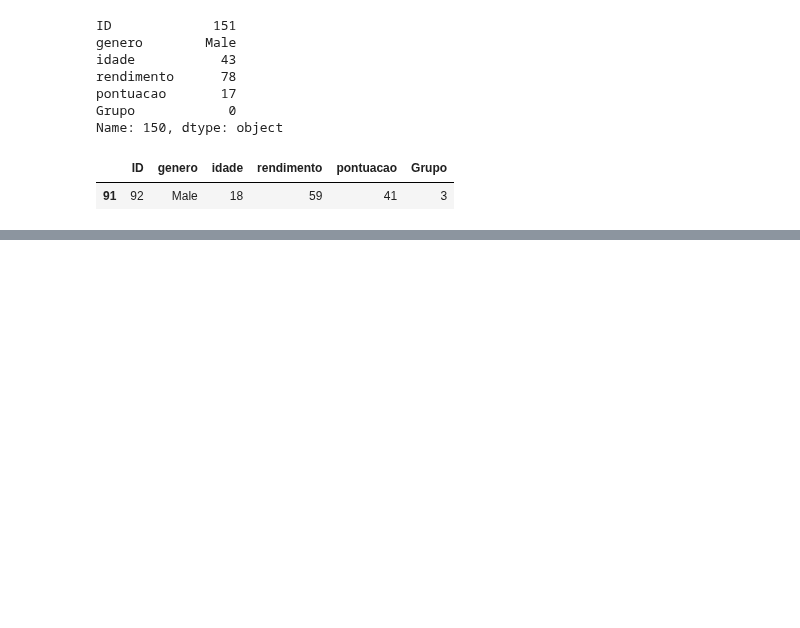
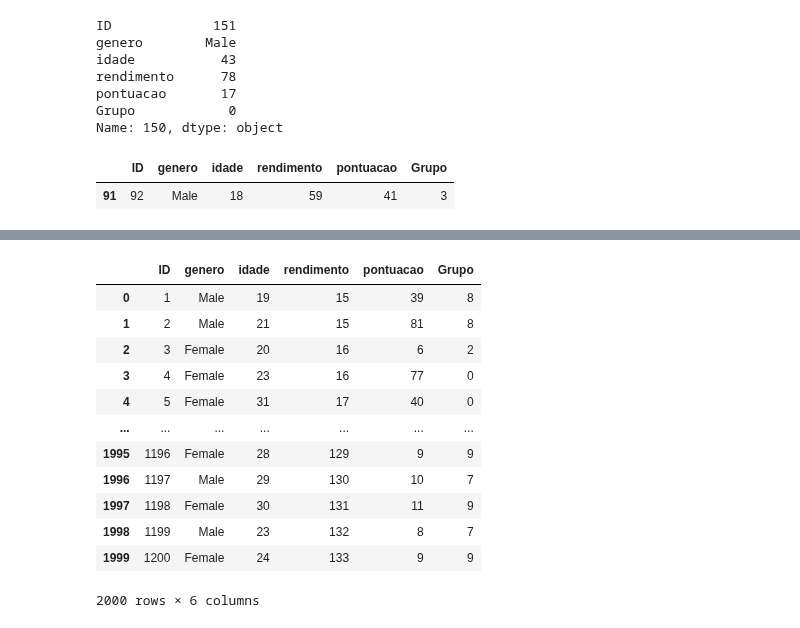
Before and after one commit to SisouDev/iaAlg, a Jupyter notebook: cluster/kmeans.ipynb, the cells around one changed output, grey strips where cells are left out. Cells and saved outputs as stored; diff of their text form; code cells hidden in the pictures; blank space fills up the shorter version.

```diff
--- a/cluster/kmeans.ipynb
+++ b/cluster/kmeans.ipynb
@@ -479,0 +640,7 @@ df3.loc[df3.ID == 92]
+# %%
+kmeans = KMeans(
+    n_clusters = 13, init = 'k-means++',
+    random_state = 5, max_iter = 1000
+)
+# %%
+kmeans3 = kmeans.fit(df2_pca)
@@ -479,0 +668,3 @@ df3.loc[df3.ID == 92]
+# %%
+classificacao3 = kmeans3.labels_
+classificacao3
@@ -479,0 +694,3 @@ df3.loc[df3.ID == 92]
+# %%
+agrupamento3 = pd.DataFrame(classificacao3, columns = ['Grupo'])
+agrupamento3
@@ -479,0 +711,17 @@ df3.loc[df3.ID == 92]
+# %%
+df4 = pd.concat([df, agrupamento3], axis = 1)
+df4
+# %% [output]
+|  | ID | genero | idade | rendimento | pontuacao | Grupo |
+| 0 | 1 | Male | 19 | 15 | 39 | 8 |
+| 1 | 2 | Male | 21 | 15 | 81 | 8 |
+| 2 | 3 | Female | 20 | 16 | 6 | 2 |
+| 3 | 4 | Female | 23 | 16 | 77 | 0 |
+| 4 | 5 | Female | 31 | 17 | 40 | 0 |
+| ... | ... | ... | ... | ... | ... | ... |
+| 1995 | 1196 | Female | 28 | 129 | 9 | 9 |
+| 1996 | 1197 | Male | 29 | 130 | 10 | 7 |
+| 1997 | 1198 | Female | 30 | 131 | 11 | 9 |
+| 1998 | 1199 | Male | 23 | 132 | 8 | 7 |
+| 1999 | 1200 | Female | 24 | 133 | 9 | 9 |
+2000 rows × 6 columns
```
Also changed, not shown: parts of 35 cells of this notebook.
